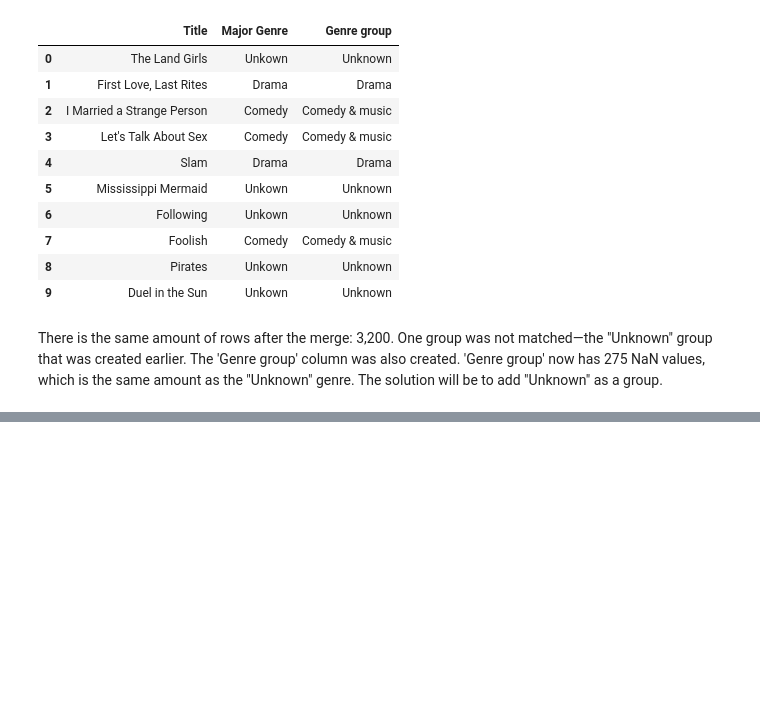
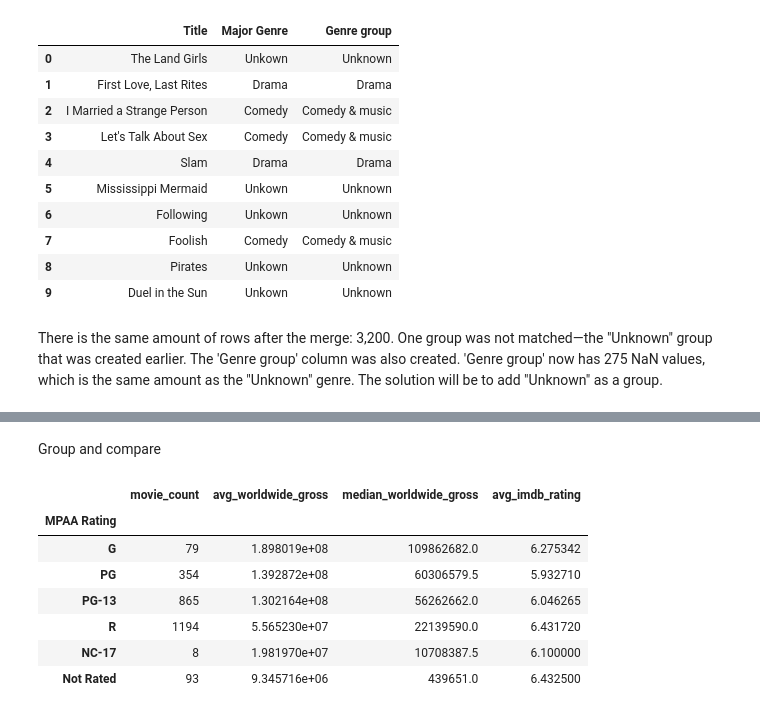
Before and after one commit to Danie1Alexandre/Lexicon---Python---AI, a Jupyter notebook: Data analysis and Visualisation/Project/project investigate a movies data set.ipynb, the cells around one changed output, grey strips where cells are left out. Saved outputs shown, nothing was run; the diff lists cells and outputs as text; code cells hidden in the pictures; blank space fills up the shorter version.

Commit message:
Group and compare

```diff
--- a/Data analysis and Visualisation/Project/project investigate a movies data set.ipynb
+++ b/Data analysis and Visualisation/Project/project investigate a movies data set.ipynb
@@ -415,0 +441,19 @@ There is the same amount of rows after the merge: 3,200. One group was not match
+# %% [markdown]
+Group and compare
+# %%
+mpaa_summary = df.groupby('MPAA Rating', observed=False).agg(
+    movie_count=('Title', 'count'),
+    avg_worldwide_gross = ('Worldwide Gross', 'mean'),
+    median_worldwide_gross = ('Worldwide Gross', 'median'),
+    avg_imdb_rating = ('IMDB Rating', 'mean')
+).sort_values(by= 'avg_worldwide_gross', ascending=False)
+display(mpaa_summary)
+# %% [output]
+|  | movie_count | avg_worldwide_gross | median_worldwide_gross | avg_imdb_rating |
+| MPAA Rating |  |  |  |  |
+| G | 79 | 1.898019e+08 | 109862682.0 | 6.275342 |
+| PG | 354 | 1.392872e+08 | 60306579.5 | 5.932710 |
+| PG-13 | 865 | 1.302164e+08 | 56262662.0 | 6.046265 |
+| R | 1194 | 5.565230e+07 | 22139590.0 | 6.431720 |
+| NC-17 | 8 | 1.981970e+07 | 10708387.5 | 6.100000 |
+| Not Rated | 93 | 9.345716e+06 | 439651.0 | 6.432500 |
```
Also changed, not shown: parts of 7 cells of this notebook.
